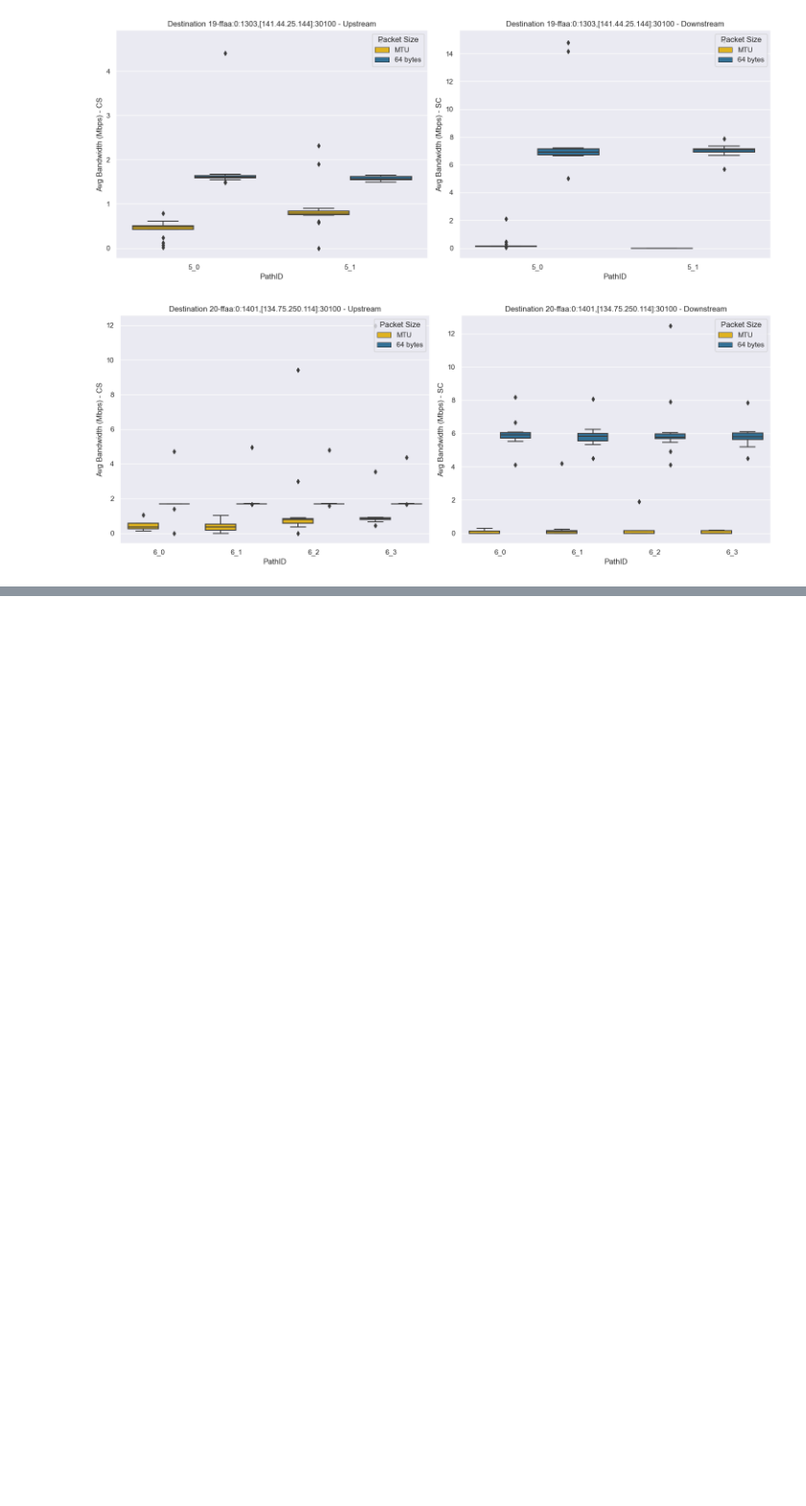
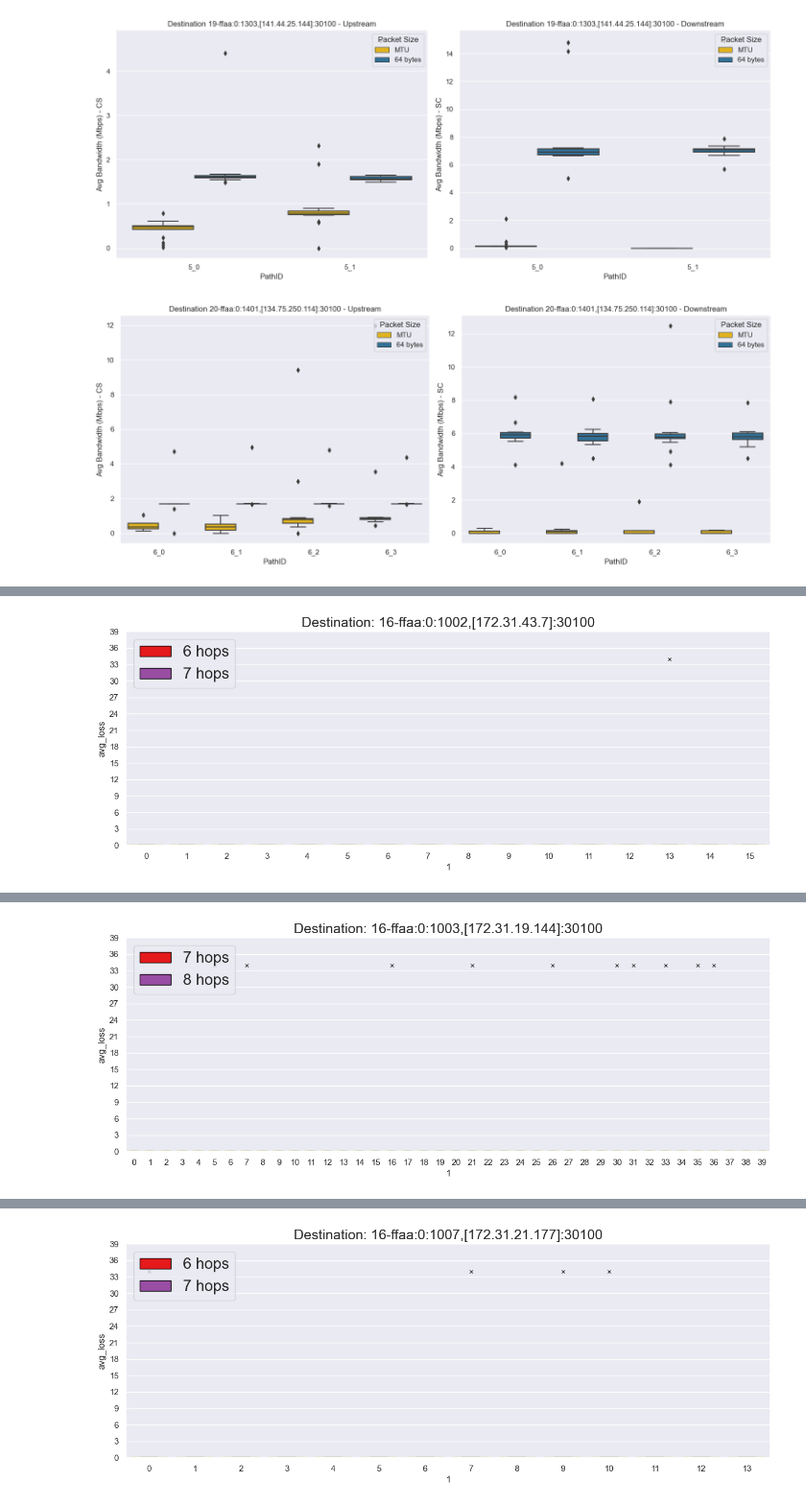
Before and after one commit to leonardoboldrini/SCION-Test-Suite, a Jupyter notebook: test.ipynb, the cells around one changed output, grey strips where cells are left out. Shown at 96% size. Saved outputs shown, nothing was run; the diff lists cells and outputs as text; code cells hidden in the pictures; blank space fills up the shorter version.

Commit message:
adding loss graph to python notebook

```diff
--- a/test.ipynb
+++ b/test.ipynb
@@ -329,3 +329,76 @@ for destination in destinations:
 [figure]
 [figure]
 [figure]
+# %%
+df['avg_loss'] = pd.to_numeric(df['avg_loss'].str.replace('%', ''), errors='coerce').fillna(0)
+# %%
+# # THIS IS THE CODE FOR THE PLOT OF THE LOSS FOR EACH PATH FOR EACH DESTINATION. (WHISKER PLOT)
+
+custom_ticks = []
+
+for i in range(0, 100, 3):
+    custom_ticks.append(i)
+
+# Iterate over destinations and create a graph for each
+# Iterate over destinations and create a graph for each
+for destination in destinations:
+    min_hops = df[df['_id'].str.startswith(destination)]['hops_number'].min()
+
+    paths_lines = df[df['_id'].str.startswith(destination)].count()
+    print(paths_lines)
+    # Filter the DataFrame for the current destination and minimum number of hops +1
+    data = df[df['_id'].str.startswith(destination) & (df['hops_number'] <= min_hops+1)]
+
+    min_loss = data['avg_loss'].min()
+    max_loss = data[data['avg_loss'] <= 100]['avg_loss'].max()
+
+    print(min_loss, max_loss)
+    lower_bound = max(0, min_loss-5)
+    upper_bound = min(100, max_loss+5)
+
+    # print(max_latency)
+
+    graph_height = upper_bound - lower_bound
+
+    graph_height = graph_height/22.5 if not (graph_height/22.5) - 5 <= 0 else 5
+
+    # Create a new figure for each destination
+    fig, ax = plt.subplots(figsize=(15, graph_height))
+
+    ax.set_yticks(custom_ticks, [str(tick) for tick in custom_ticks])
+    ax.set_xlabel("PathID")
+    ax.set_ylabel("Average Packets Loss (%)")
+
+    ax.set_ylim([lower_bound, upper_bound])
+
+    # Gets the source address of the current destination
+    server = servers_df[servers_df['_id'] == int(destination)]['source_address'].iloc[0]
+
+    # Create a sub DataFrame with all the ids for the current destination
+    sub_df = [d for i,d in enumerate(data['_id'].unique())]
+
+    # Create a list of colors for each pathID in the current destination
+    box_color = [data[data['_id'] == id]['color'].iloc[0] for id in sub_df]
+
+    # Create a dictionary mapping colors to number of hops
+    color_hops_dict = {color: data[data['color'] == color]['hops_number'].iloc[0] for color in set(box_color)}
+
+    sorted_color_hops_dict = {k: v for k, v in sorted(color_hops_dict.items(), key=lambda item: item[1])}
+
+    print(data[data['avg_loss'] > 0]['avg_loss'])
+    # Create the whisker plot for the current destination
+    sns.boxplot(data=data, x=data['_id'].str.split('_', expand=True)[1], y="avg_loss", palette=box_color, flierprops={"marker": "x"}, medianprops={"color" : "yellow"}, ax=ax)
+
+    # Create a custom legend using the unique colors in the box_color list
+    legend_handles = [mpatches.Rectangle((0, 0), 1, 1, facecolor=color, edgecolor='black') for color in sorted_color_hops_dict.keys()]
+
+    legend_labels = [f"{sorted_color_hops_dict[color]} hops" for color in set(sorted_color_hops_dict.keys())]
+    legend_labels.sort(key=lambda x: int(x.split()[0]))
+
+    ax.legend(legend_handles, legend_labels, loc='upper left', prop={'size': 20})  # Add the legend to the subplot
+
+    ax.set_title(f"Destination: {server}", fontsize=18)  # Set the title for the subplot
+
+    # Show the current figure
+    plt.show()
+# %% [output]
@@ -331,0 +422 @@ for destination in destinations:
+[figure, added]
@@ -331,0 +440 @@ for destination in destinations:
+[figure, added]
@@ -331,0 +461 @@ for destination in destinations:
+[figure, added]
```
Also changed, not shown: parts of 1 cell of this notebook, 1 other file.
